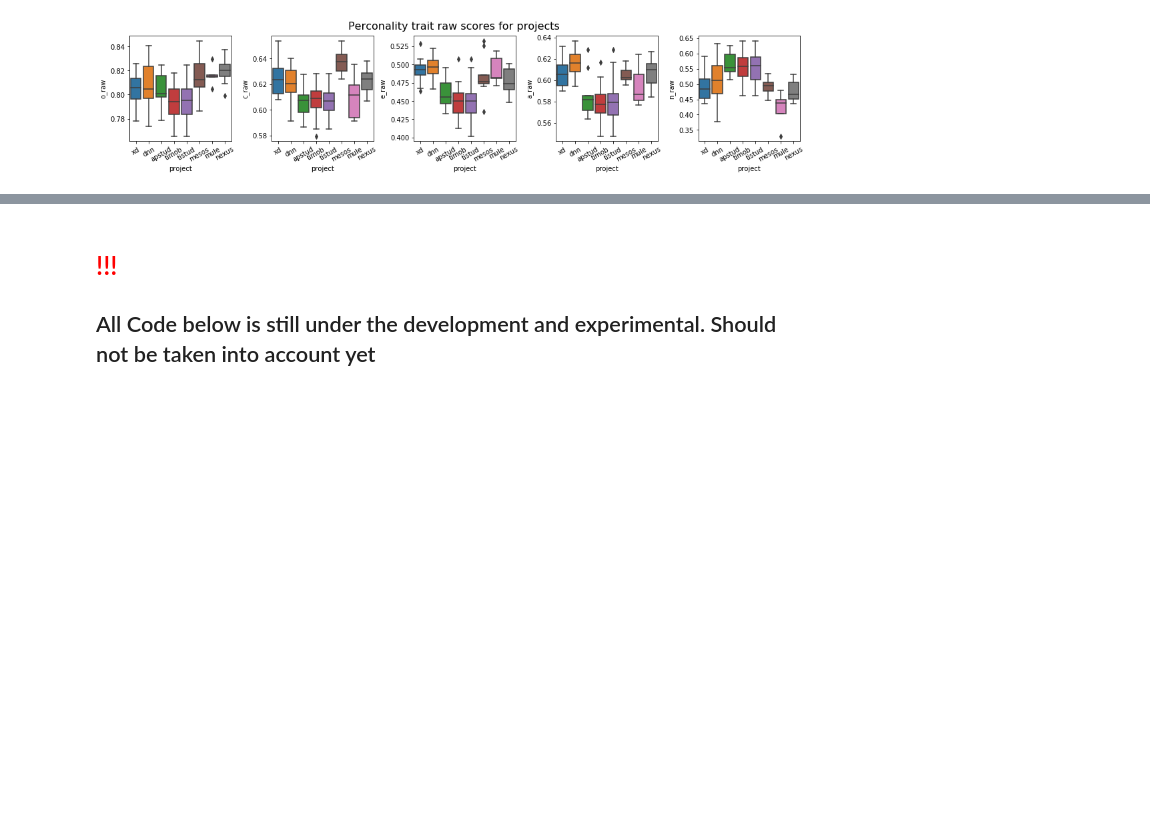
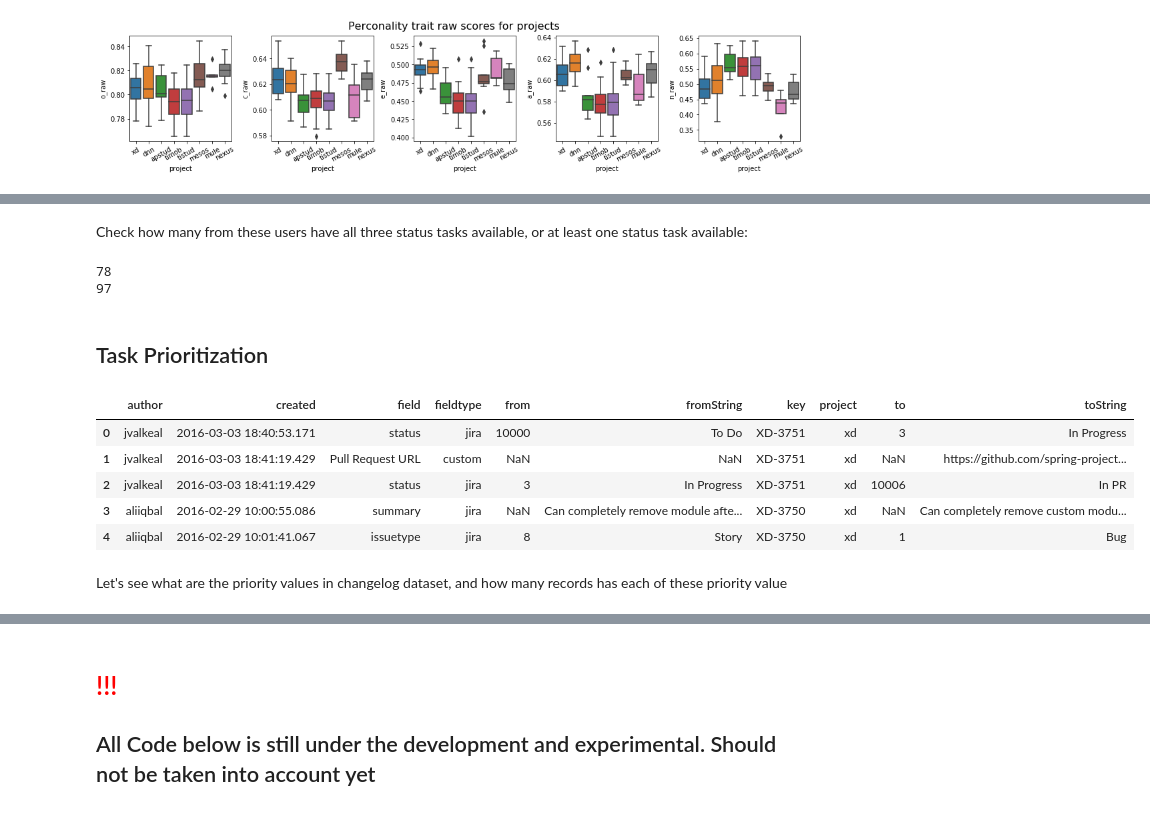
Before and after one commit to gogoladzetedo/Personalities_In_Agile, a Jupyter notebook: Analysis.ipynb, the cells around one changed output, grey strips where cells are left out. Saved outputs shown, nothing was run; the diff lists cells and outputs as text; code cells hidden in the pictures; blank space fills up the shorter version.

```diff
--- a/Analysis.ipynb
+++ b/Analysis.ipynb
@@ -829,0 +1052,26 @@ sns.scatterplot(project_user_personalities['n_raw'], project_user_personalities[
+# %% [markdown]
+Check how many from these users have all three status tasks available, or at least one status task available:
+# %%
+print(users_personalities_tasks[(pd.isnull(users_personalities_tasks['done'])==False)
+                         & (pd.isnull(users_personalities_tasks['todo'])==False)
+                         & (pd.isnull(users_personalities_tasks['inprogress'])==False)].shape[0])
+
+print(users_personalities_tasks[(pd.isnull(users_personalities_tasks['done'])==False)
+                         | (pd.isnull(users_personalities_tasks['todo'])==False)
+                         | (pd.isnull(users_personalities_tasks['inprogress'])==False)].shape[0])
+# %% [output]
+78
+97
+# %% [markdown]
+<h2> Task Prioritization <h/2>
+# %%
+changelog.head()
+# %% [output]
+|  | author | created | field | fieldtype | from | fromString | key | project | to | toString |
+| 0 | jvalkeal | 2016-03-03 18:40:53.171 | status | jira | 10000 | To Do | XD-3751 | xd | 3 | In Progress |
+| 1 | jvalkeal | 2016-03-03 18:41:19.429 | Pull Request URL | custom | NaN | NaN | XD-3751 | xd | NaN | https://github.com/spring-project... |
+| 2 | jvalkeal | 2016-03-03 18:41:19.429 | status | jira | 3 | In Progress | XD-3751 | xd | 10006 | In PR |
+| 3 | aliiqbal | 2016-02-29 10:00:55.086 | summary | jira | NaN | Can completely remove module afte... | XD-3750 | xd | NaN | Can completely remove custom modu... |
+| 4 | aliiqbal | 2016-02-29 10:01:41.067 | issuetype | jira | 8 | Story | XD-3750 | xd | 1 | Bug |
+# %% [markdown]
+Let's see what are the priority values in changelog dataset, and how many records has each of these priority value
```
Also changed, not shown: parts of 51 cells of this notebook.
